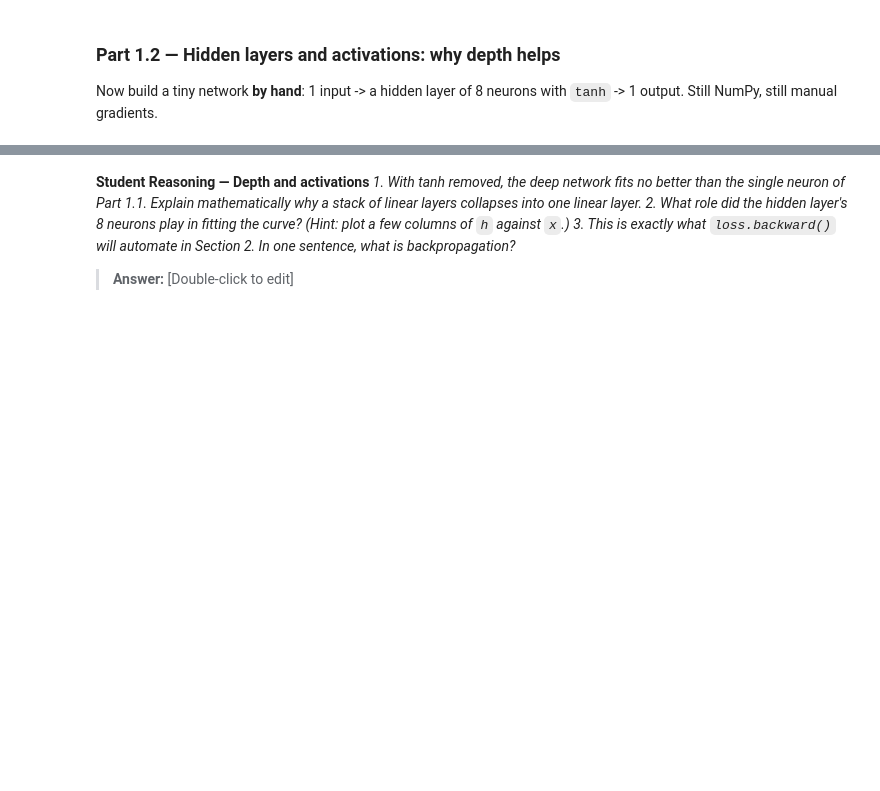
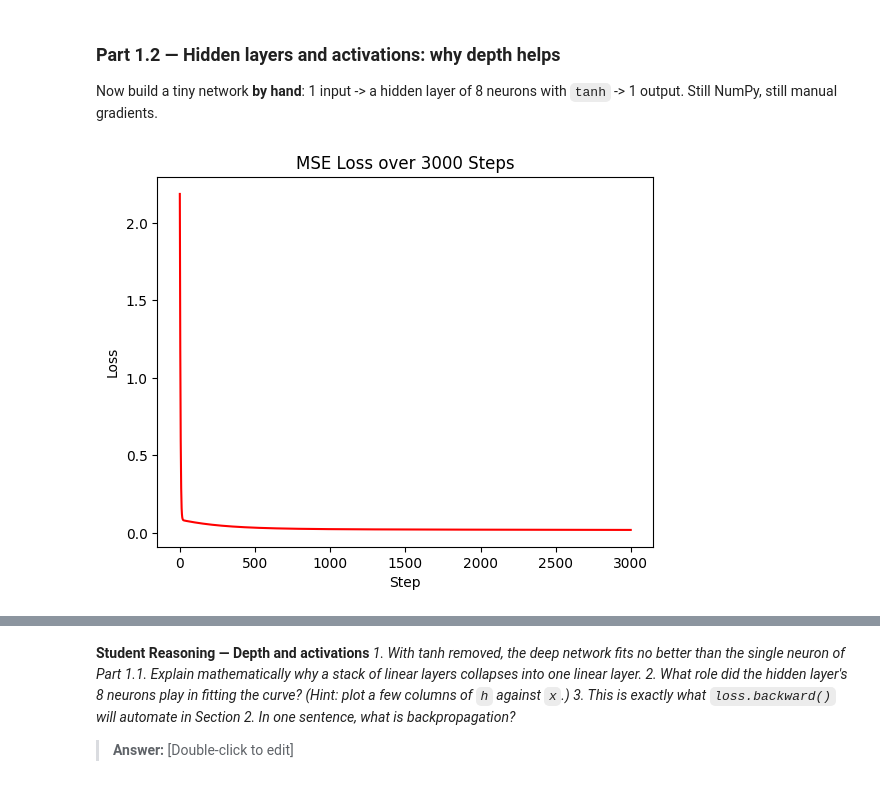
Before and after one commit to avatarmongacancode34/lab-3, a Jupyter notebook: Lab_3.ipynb, the cells around one changed output, grey strips where cells are left out. Cells and saved outputs as stored; diff of their text form; code cells hidden in the pictures; blank space fills up the shorter version.

```diff
--- a/Lab_3.ipynb
+++ b/Lab_3.ipynb
@@ -181,24 +199,104 @@ Now build a tiny network **by hand**: 1 input -> a hidden layer of 8 neurons wit
 # %%
 # TODO: Initialise parameters
 #   W1: shape (1, 8),  b1: shape (8,)
 #   W2: shape (8, 1),  b2: shape (1,)
-#   Small random values (e.g. np.random.randn(...) * 0.5)
+W1 = np.random.randn(1,8) * 0.5
+b1 = np.zeros((8,))
+W2 = np.random.randn(8,1) * 0.5
+b2 = np.zeros((1,))
+lr = 0.01
+loss_values = []
+x = x.reshape(-1, 1)
+y = y.reshape(-1, 1)
 
 # TODO: Forward pass (keep the intermediate values — you need them for backprop):
-#   z1 = x @ W1 + b1        # pre-activation, shape (100, 8)
-#   h  = np.tanh(z1)        # activation
-#   y_hat = h @ W2 + b2     # output, shape (100, 1)
-#   loss  = np.mean((y_hat - y) ** 2)
+for _ in range(3000):
+  z1 = x @ W1 + b1        # pre-activation, shape (100, 8)
+  h  = np.tanh(z1)        # activation
+  y_hat = h @ W2 + b2     # output, shape (100, 1)
+  loss  = np.mean((y_hat - y) ** 2)
 
 # TODO: Backward pass (the chain rule, layer by layer):
-#   d_yhat = 2 * (y_hat - y) / len(y)
-#   dW2 = h.T @ d_yhat ;  db2 = d_yhat.sum(axis=0)
-#   dh  = d_yhat @ W2.T
-#   dz1 = dh * (1 - np.tanh(z1) ** 2)     # derivative of tanh
-#   dW1 = x.T @ dz1 ;  db1 = dz1.sum(axis=0)
+  d_yhat = 2 * (y_hat - y) / len(y)
+  dW2 = h.T @ d_yhat
+  db2 = d_yhat.sum(axis=0)
+  dh  = d_yhat @ W2.T
+  dz1 = dh * (1 - np.tanh(z1) ** 2)     # derivative of tanh
+  dW1 = x.T @ dz1
+  db1 = dz1.sum(axis=0)
+  W1 -= lr * dW1
+  b1 -= lr * db1
+  W2 -= lr * dW2
+  b2 -= lr * db2
+  loss_values.append(loss)
 
 # TODO: Update all parameters with learning rate lr, loop for ~3000 steps,
 #   record the loss.
 
 # TODO: Plot the loss curve AND the final fit over the data.
+plt.figure()
+plt.plot(loss_values, color="red")
+plt.title("MSE Loss over 3000 Steps")
+plt.xlabel("Step")
+plt.ylabel("Loss")
+plt.show()
+
+z1 = x @ W1 + b1        # pre-activation, shape (100, 8)
+h  = np.tanh(z1)        # activation
+final_y_hat = h @ W2 + b2
+
+plt.figure()
+plt.scatter(x, y, label="Noisy Data")
+plt.plot(x, final_y_hat, color="red", linewidth=2, label="Fitted Line")
+plt.title("Tanh fit over Sine Wave Data")
+plt.legend()
+plt.show()
+
+
 #   Then re-run with the tanh REMOVED (h = z1). What happens to the fit?
+W1 = np.random.randn(1,8) * 0.5
+b1 = np.zeros((8,))
+W2 = np.random.randn(8,1) * 0.5
+b2 = np.zeros((1,))
+lr = 0.01
+loss_values = []
+
+for _ in range(3000):
+  z1 = x @ W1 + b1        # pre-activation, shape (100, 8)
+  h  = z1        # activation
+  y_hat = h @ W2 + b2     # output, shape (100, 1)
+  loss  = np.mean((y_hat - y) ** 2)
+
+# TODO: Backward pass (the chain rule, layer by layer):
+  d_yhat = 2 * (y_hat - y) / len(y)
+  dW2 = h.T @ d_yhat
+  db2 = d_yhat.sum(axis=0)
+  dh  = d_yhat @ W2.T
+  dz1 = dh * 1    # derivative of tanh
+  dW1 = x.T @ dz1
+  db1 = dz1.sum(axis=0)
+  W1 -= lr * dW1
+  b1 -= lr * db1
+  W2 -= lr * dW2
+  b2 -= lr * db2
+  loss_values.append(loss)
+
+plt.figure()
+plt.plot(loss_values, color="red")
+plt.title("MSE Loss over 3000 Steps using linear")
+plt.xlabel("Step")
+plt.ylabel("Loss")
+plt.show()
+
+z1 = x @ W1 + b1        # pre-activation, shape (100, 8)
+h  = z1        # activation
+final_y_hat = h @ W2 + b2
+
+plt.figure()
+plt.scatter(x, y, label="Noisy Data")
+plt.plot(x, final_y_hat, color="red", linewidth=2, label="Fitted Line")
+plt.title("Linear fit over Sine Wave Data")
+plt.legend()
+plt.show()
+# %% [output]
+[figure, added]
```
Also changed, not shown: parts of 14 cells of this notebook.
